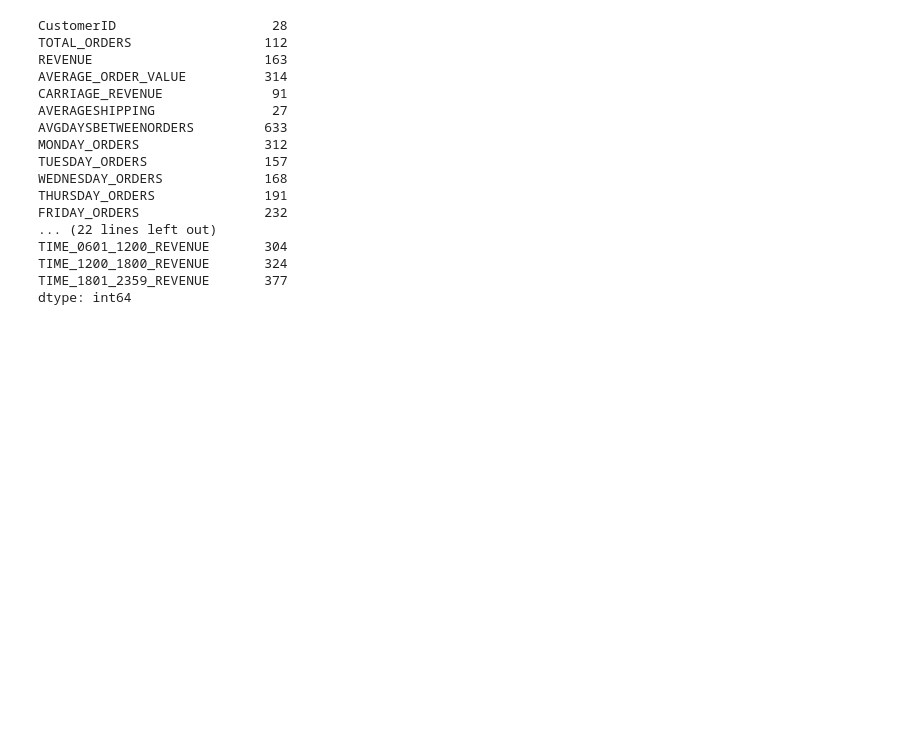
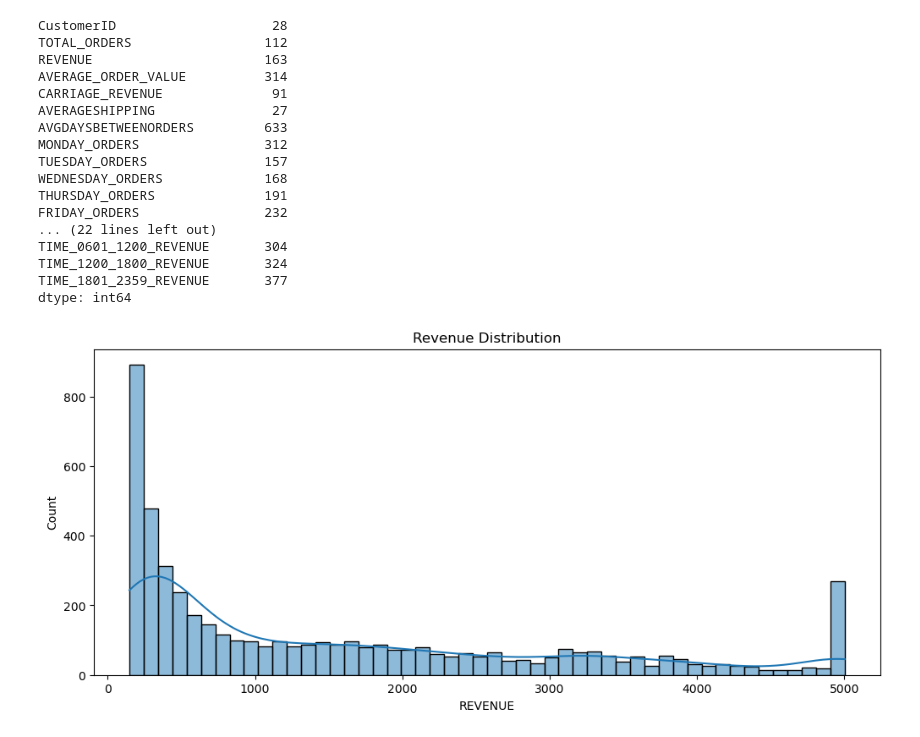
Before and after one commit to XAVIERop/eda-project1, a Jupyter notebook: Untitled.ipynb, the cells around one changed output. Drawn from its saved outputs; the diff is of its cells as text; code cells hidden in the pictures; blank space fills up the shorter version.

```diff
--- a/Untitled.ipynb
+++ b/Untitled.ipynb
@@ -5,7 +5,7 @@ import matplotlib.pyplot as plt
 import seaborn as sns
 %matplotlib inline
 # %%
-df = pd.read_csv('sales_data.csv', encoding='latin-1')
+df = pd.read_csv('sales_data.csv')
 df.head()
 # %% [output]
 |  | CustomerID | TOTAL_ORDERS | REVENUE | AVERAGE_ORDER_VALUE | CARRIAGE_REVENUE | AVERAGESHIPPING | ... |
@@ -141,3 +168,16 @@ TIME_0601_1200_REVENUE       304
 TIME_1200_1800_REVENUE       324
 TIME_1801_2359_REVENUE       377
 dtype: int64
+# %%
+import numpy as np
+df["LOG_REVENUE"] = np.log1p(df["REVENUE"])
+# %%
+import seaborn as sns
+import matplotlib.pyplot as plt
+
+plt.figure(figsize=(12, 5))
+sns.histplot(df["REVENUE"], bins=50, kde=True)
+plt.title("Revenue Distribution")
+plt.show()
+# %% [output]
+[figure, added]
```
Also changed, not shown: parts of 3 cells of this notebook, 2 other files.
